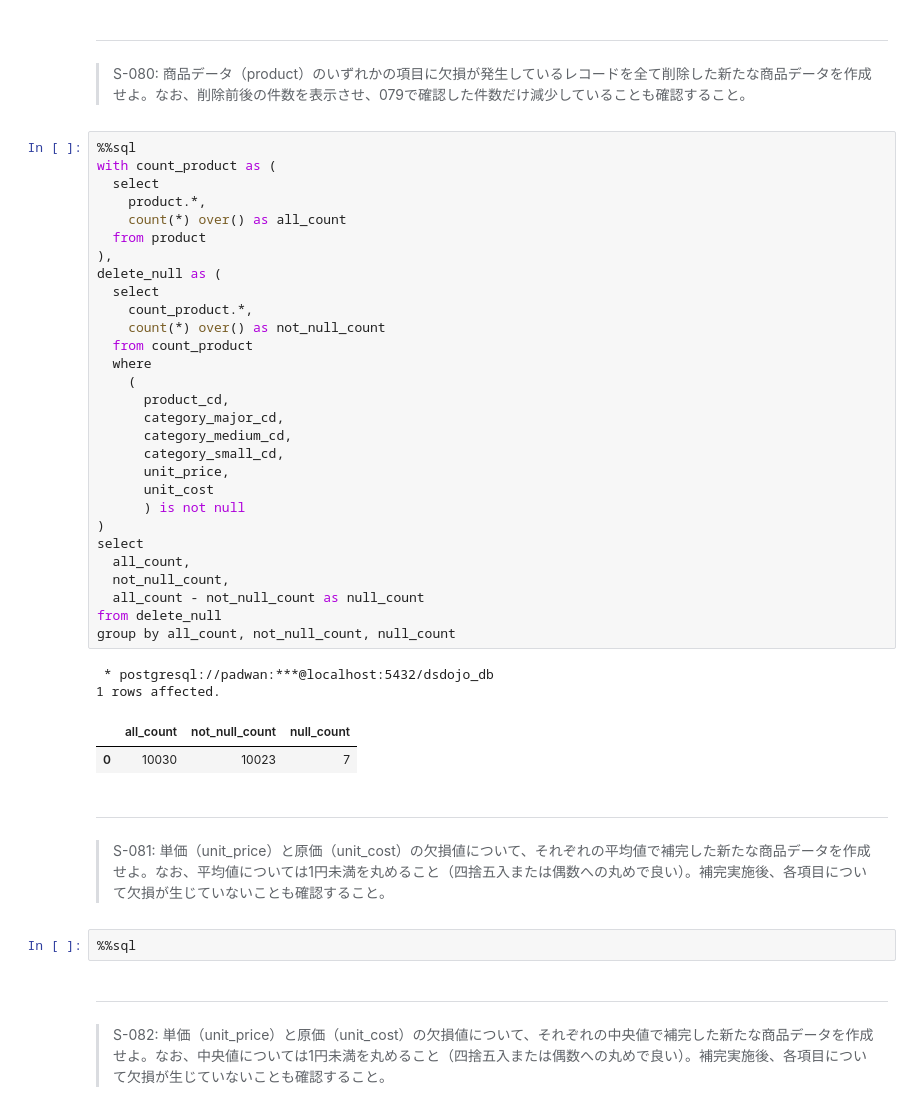
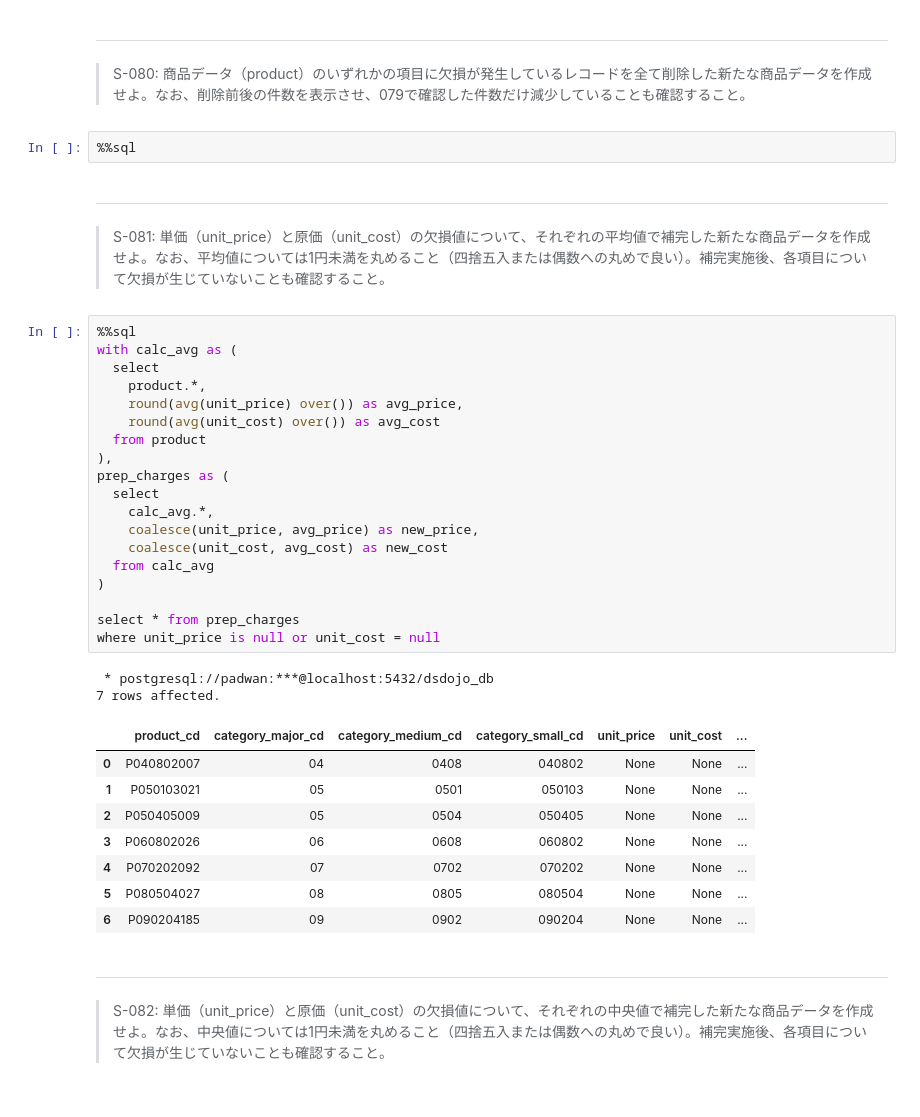
Before and after one commit to kawaguchi-adx/preprocess_knock_SQL, a Jupyter notebook: preprocess_knock_SQL_Colab.ipynb, the cells around one changed output. Drawn from its saved outputs; the diff is of its cells as text.

```diff
--- a/preprocess_knock_SQL_Colab.ipynb
+++ b/preprocess_knock_SQL_Colab.ipynb
@@ -1456,45 +507,41 @@ from product
 # %% [markdown]
 ---
 > S-080: 商品データ（product）のいずれかの項目に欠損が発生しているレコードを全て削除した新たな商品データを作成せよ。なお、削除前後の件数を表示させ、079で確認した件数だけ減少していることも確認すること。
-# %%
-%%sql
-with count_product as (
-  select
-    product.*,
-    count(*) over() as all_count
-  from product
-),
-delete_null as (
-  select
-    count_product.*,
-    count(*) over() as not_null_count
-  from count_product
-  where
-    (
-      product_cd,
-      category_major_cd,
-      category_medium_cd,
-      category_small_cd,
-      unit_price,
-      unit_cost
-      ) is not null
-)
-select
-  all_count,
-  not_null_count,
-  all_count - not_null_count as null_count
-from delete_null
-group by all_count, not_null_count, null_count
-# %% [output]
- * postgresql://padwan:***@localhost:5432/dsdojo_db
-1 rows affected.
-|  | all_count | not_null_count | null_count |
-| 0 | 10030 | 10023 | 7 |
+# %%
+%%sql
 # %% [markdown]
 ---
 > S-081: 単価（unit_price）と原価（unit_cost）の欠損値について、それぞれの平均値で補完した新たな商品データを作成せよ。なお、平均値については1円未満を丸めること（四捨五入または偶数への丸めで良い）。補完実施後、各項目について欠損が生じていないことも確認すること。
-# %%
-%%sql
+# %%
+%%sql
+with calc_avg as (
+  select
+    product.*,
+    round(avg(unit_price) over()) as avg_price,
+    round(avg(unit_cost) over()) as avg_cost
+  from product
+),
+prep_charges as (
+  select
+    calc_avg.*,
+    coalesce(unit_price, avg_price) as new_price,
+    coalesce(unit_cost, avg_cost) as new_cost
+  from calc_avg
+)
+
+select * from prep_charges
+where unit_price is null or unit_cost = null
+# %% [output]
+ * postgresql://padwan:***@localhost:5432/dsdojo_db
+7 rows affected.
+|  | product_cd | category_major_cd | category_medium_cd | category_small_cd | unit_price | unit_cost | ... |
+| 0 | P040802007 | 04 | 0408 | 040802 | None | None | ... |
+| 1 | P050103021 | 05 | 0501 | 050103 | None | None | ... |
+| 2 | P050405009 | 05 | 0504 | 050405 | None | None | ... |
+| 3 | P060802026 | 06 | 0608 | 060802 | None | None | ... |
+| 4 | P070202092 | 07 | 0702 | 070202 | None | None | ... |
+| 5 | P080504027 | 08 | 0805 | 080504 | None | None | ... |
+| 6 | P090204185 | 09 | 0902 | 090204 | None | None | ... |
 # %% [markdown]
 ---
 > S-082: 単価（unit_price）と原価（unit_cost）の欠損値について、それぞれの中央値で補完した新たな商品データを作成せよ。なお、中央値については1円未満を丸めること（四捨五入または偶数への丸めで良い）。補完実施後、各項目について欠損が生じていないことも確認すること。
```
Also changed, not shown: parts of 72 cells of this notebook.
